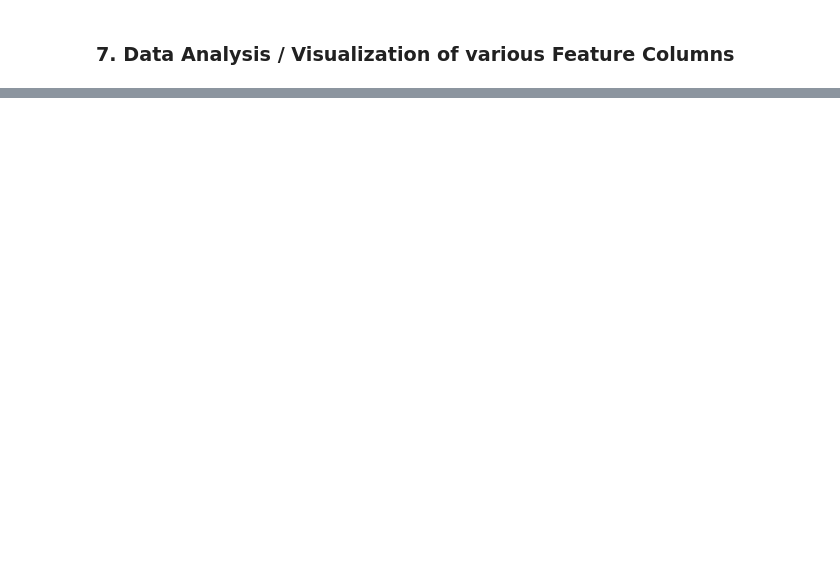
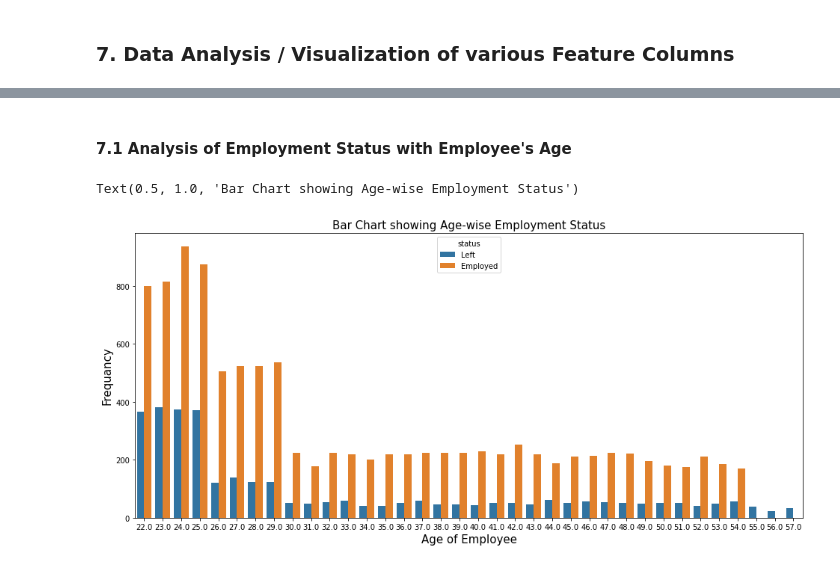
Before and after one commit to gurralamanoj/GCD_Project, a Jupyter notebook: GCD_Project.ipynb, the cells around one changed output, grey strips where cells are left out. Drawn from its saved outputs; the diff is of its cells as text; code cells hidden in the pictures; blank space fills up the shorter version.

```diff
--- a/GCD_Project.ipynb
+++ b/GCD_Project.ipynb
@@ -757,0 +940,11 @@ memory usage: 1.8+ MB
+# %% [markdown]
+#### 7.1 Analysis of Employment Status with Employee's Age
+# %%
+plt.figure(figsize=(16,7))
+sns.countplot(x = 'age', hue = 'status', data = df_final);
+plt.xlabel('Age of Employee', fontsize=15)
+plt.ylabel('Frequancy', fontsize=15)
+plt.title('Bar Chart showing Age-wise Employment Status', fontsize=15)
+# %% [output]
+Text(0.5, 1.0, 'Bar Chart showing Age-wise Employment Status')
+[figure, added]
```
Also changed, not shown: parts of 70 cells of this notebook.
